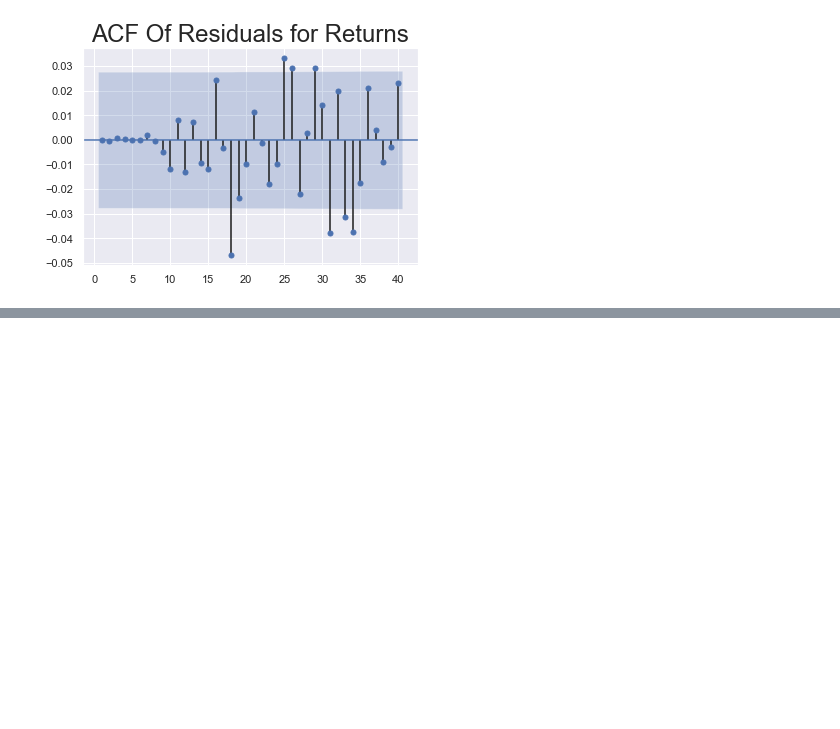
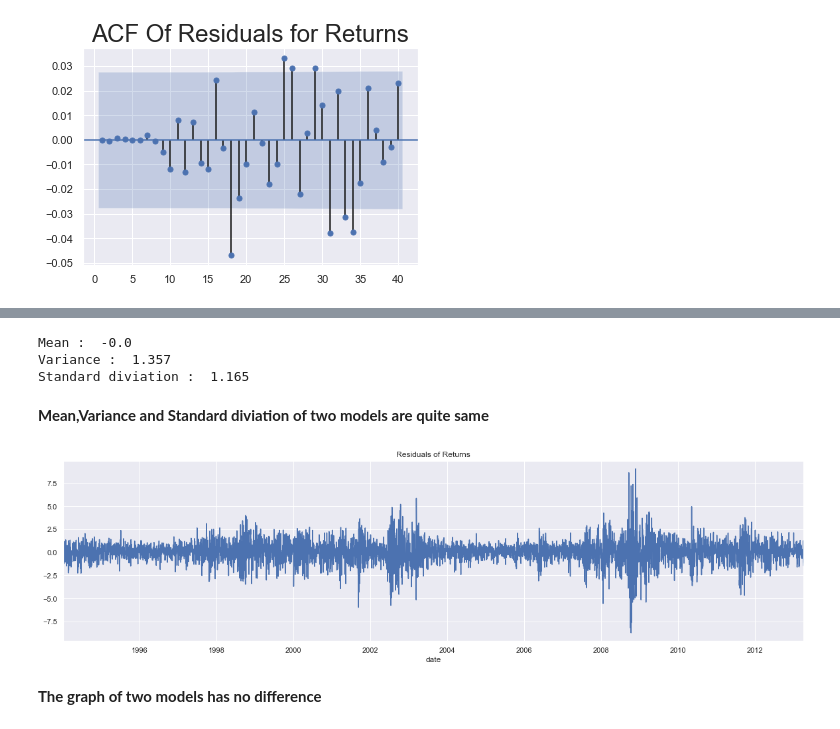
Before and after one commit to NMShihab/Time-Series-Analysis, a Jupyter notebook: All about Time Series .ipynb, the cells around one changed output, grey strips where cells are left out. Cells and saved outputs as stored; diff of their text form; code cells hidden in the pictures; blank space fills up the shorter version.

```diff
--- a/All about Time Series .ipynb
+++ b/All about Time Series .ipynb
@@ -1325,0 +1330,6 @@ plt.show()
+# %%
+model_res_ma_6 = ARMA(df_train.returns,order=(0,6))
+result_ma_6 = model_res_ma_6.fit()
+# %%
+df_train['res_ret_ma_6'] = result_ma_6.resid
+df_train.head()
@@ -1325,0 +1344,18 @@ plt.show()
+# %%
+print("Mean : ",round(df_train.res_ret_ma_6.mean(),3))
+print("Variance : ",round(df_train.res_ret_ma_6.var(),3))
+print("Standard diviation : ",round(df_train.res_ret_ma_6.std(),3))
+# %% [output]
+Mean :  -0.0
+Variance :  1.357
+Standard diviation :  1.165
+# %% [markdown]
+**Mean,Variance and Standard diviation of two models are quite same**
+# %%
+df_train.res_ret_ma_6.plot(figsize=(20,5))
+plt.title("Residuals of Returns")
+plt.show()
+# %% [output]
+[figure, added]
+# %% [markdown]
+**The graph of two models has no difference**
```
Also changed, not shown: parts of 48 cells of this notebook.
